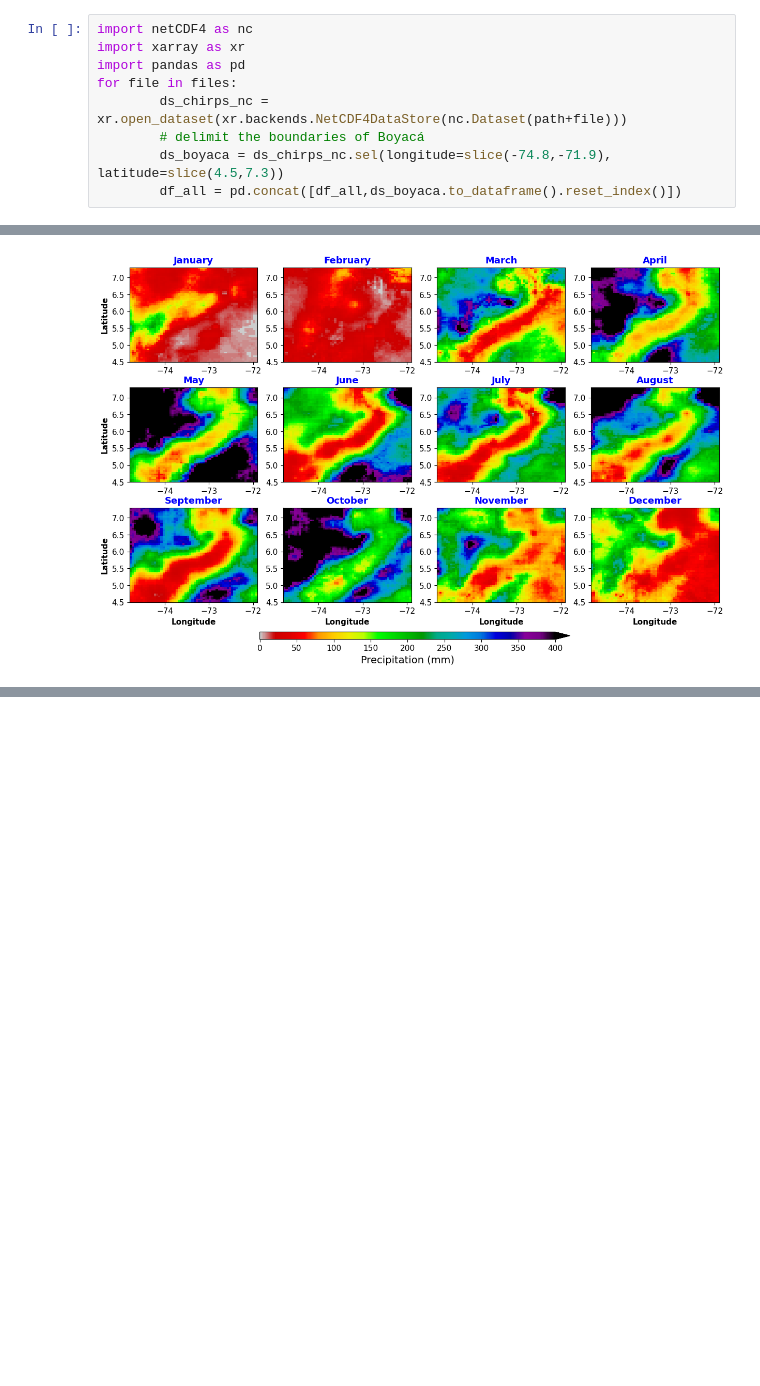
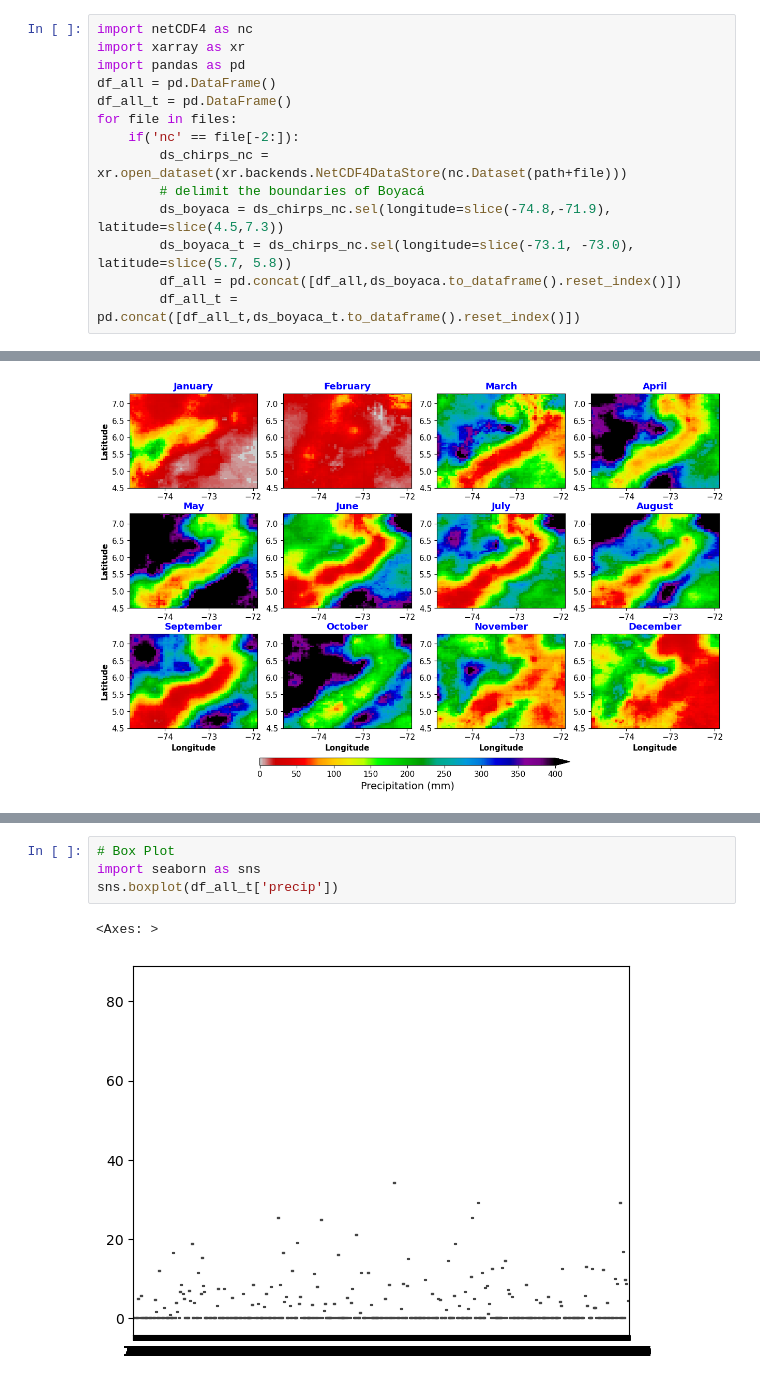
Before and after one commit to nowthings/analysis_climatic_variables, a Jupyter notebook: 2_analysis_chirps/0_load_chirps_daily_p05.ipynb, the cells around one changed output, grey strips where cells are left out. Cells and saved outputs as stored; diff of their text form; blank space fills up the shorter version.

```diff
--- a/2_analysis_chirps/0_load_chirps_daily_p05.ipynb
+++ b/2_analysis_chirps/0_load_chirps_daily_p05.ipynb
@@ -21,8 +31,13 @@ ynorm = (yy - yy.min()) / (yy.max() - yy.min())
 import netCDF4 as nc
 import xarray as xr
 import pandas as pd
+df_all = pd.DataFrame()
+df_all_t = pd.DataFrame()
 for file in files:
+    if('nc' == file[-2:]):
         ds_chirps_nc = xr.open_dataset(xr.backends.NetCDF4DataStore(nc.Dataset(path+file)))
         # delimit the boundaries of Boyacá
         ds_boyaca = ds_chirps_nc.sel(longitude=slice(-74.8,-71.9), latitude=slice(4.5,7.3))
+        ds_boyaca_t = ds_chirps_nc.sel(longitude=slice(-73.1, -73.0), latitude=slice(5.7, 5.8))
         df_all = pd.concat([df_all,ds_boyaca.to_dataframe().reset_index()])
+        df_all_t = pd.concat([df_all_t,ds_boyaca_t.to_dataframe().reset_index()])
@@ -129,0 +228,7 @@ Importing pyogrio resulted in: No module named 'pyogrio'
+# %%
+# Box Plot
+import seaborn as sns
+sns.boxplot(df_all_t['precip'])
+# %% [output]
+<Axes: >
+[figure, added]
```
Also changed, not shown: parts of 30 cells of this notebook, 3 other files.
